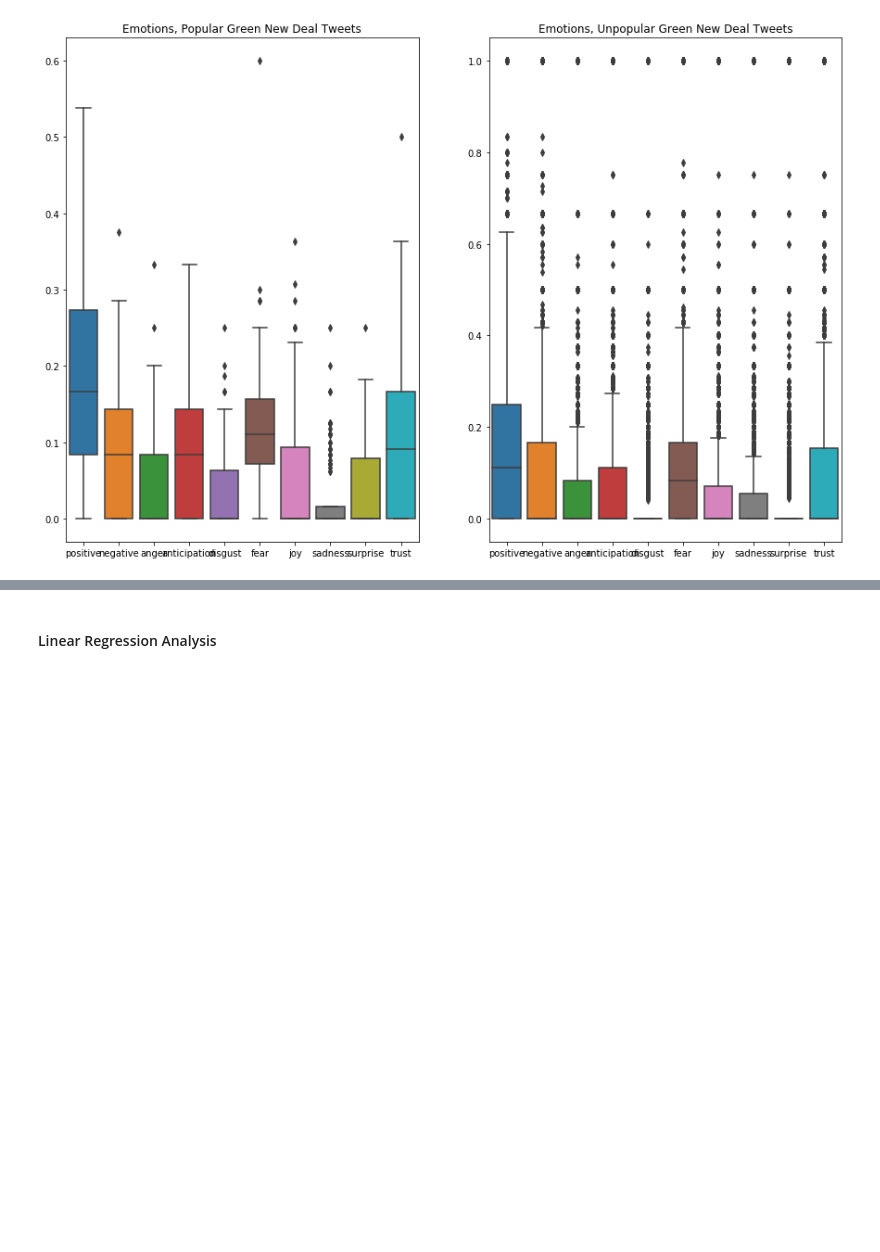
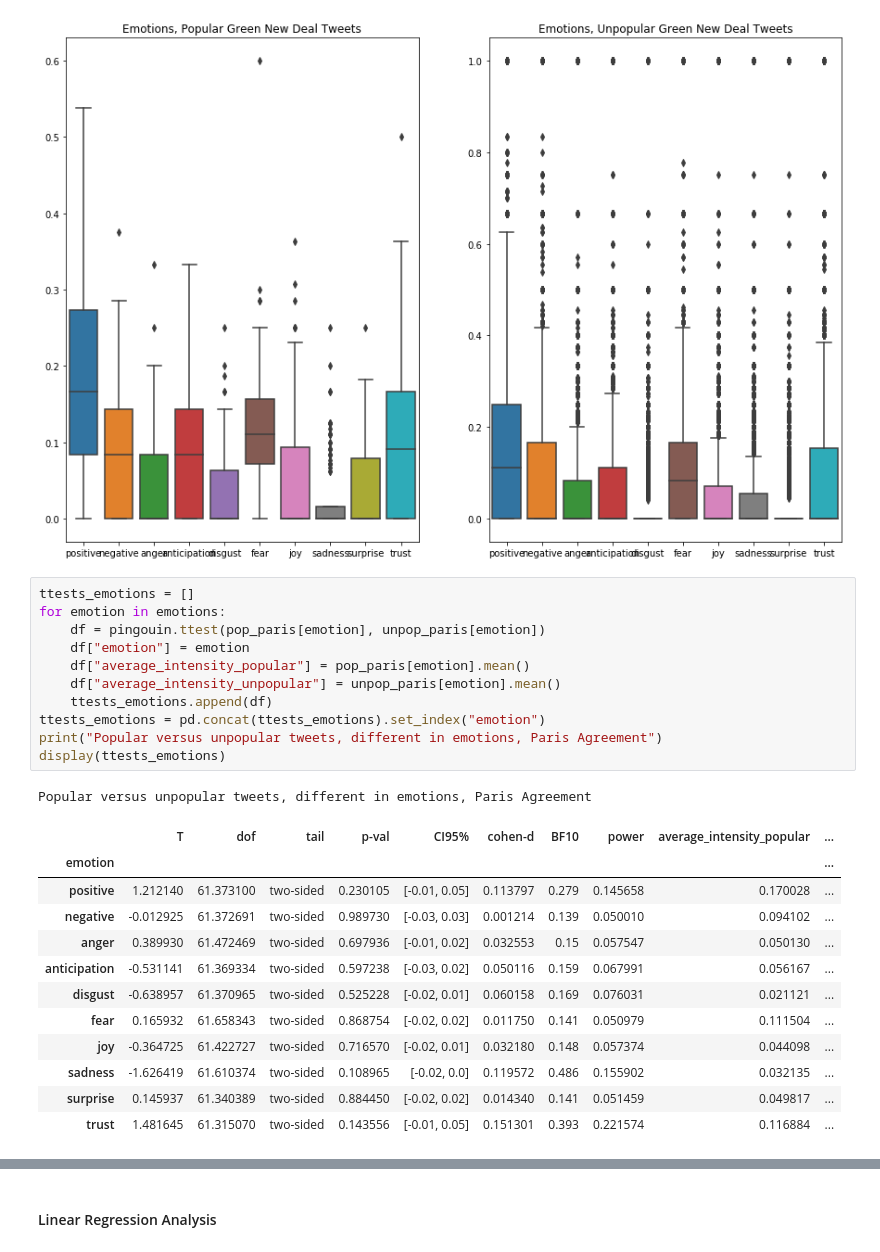
Before and after one commit to tabithaks/Public-Opinion-on-Climate-Change-Initiatives, a Jupyter notebook: Sentiment Analysis/Paris_v_GND.ipynb, the cells around one changed output, grey strips where cells are left out. Saved outputs shown, nothing was run; the diff lists cells and outputs as text; blank space fills up the shorter version.

Commit message:
unpopular versus popular ttests

```diff
--- a/Sentiment Analysis/Paris_v_GND.ipynb
+++ b/Sentiment Analysis/Paris_v_GND.ipynb
@@ -153,3 +153,28 @@ plt.show()
 # %% [output]
 [figure]
 [figure]
+# %%
+ttests_emotions = []
+for emotion in emotions:
+    df = pingouin.ttest(pop_paris[emotion], unpop_paris[emotion])
+    df["emotion"] = emotion
+    df["average_intensity_popular"] = pop_paris[emotion].mean()
+    df["average_intensity_unpopular"] = unpop_paris[emotion].mean()
+    ttests_emotions.append(df)
+ttests_emotions = pd.concat(ttests_emotions).set_index("emotion")
+print("Popular versus unpopular tweets, different in emotions, Paris Agreement")
+display(ttests_emotions)
+# %% [output]
+Popular versus unpopular tweets, different in emotions, Paris Agreement
+|  | T | dof | tail | p-val | CI95% | cohen-d | BF10 | power | average_intensity_popular | ... |
+| emotion |  |  |  |  |  |  |  |  |  | ... |
+| positive | 1.212140 | 61.373100 | two-sided | 0.230105 | [-0.01, 0.05] | 0.113797 | 0.279 | 0.145658 | 0.170028 | ... |
+| negative | -0.012925 | 61.372691 | two-sided | 0.989730 | [-0.03, 0.03] | 0.001214 | 0.139 | 0.050010 | 0.094102 | ... |
+| anger | 0.389930 | 61.472469 | two-sided | 0.697936 | [-0.01, 0.02] | 0.032553 | 0.15 | 0.057547 | 0.050130 | ... |
+| anticipation | -0.531141 | 61.369334 | two-sided | 0.597238 | [-0.03, 0.02] | 0.050116 | 0.159 | 0.067991 | 0.056167 | ... |
+| disgust | -0.638957 | 61.370965 | two-sided | 0.525228 | [-0.02, 0.01] | 0.060158 | 0.169 | 0.076031 | 0.021121 | ... |
+| fear | 0.165932 | 61.658343 | two-sided | 0.868754 | [-0.02, 0.02] | 0.011750 | 0.141 | 0.050979 | 0.111504 | ... |
+| joy | -0.364725 | 61.422727 | two-sided | 0.716570 | [-0.02, 0.01] | 0.032180 | 0.148 | 0.057374 | 0.044098 | ... |
+| sadness | -1.626419 | 61.610374 | two-sided | 0.108965 | [-0.02, 0.0] | 0.119572 | 0.486 | 0.155902 | 0.032135 | ... |
+| surprise | 0.145937 | 61.340389 | two-sided | 0.884450 | [-0.02, 0.02] | 0.014340 | 0.141 | 0.051459 | 0.049817 | ... |
+| trust | 1.481645 | 61.315070 | two-sided | 0.143556 | [-0.01, 0.05] | 0.151301 | 0.393 | 0.221574 | 0.116884 | ... |
```
Also changed, not shown: parts of 1 cell of this notebook.
